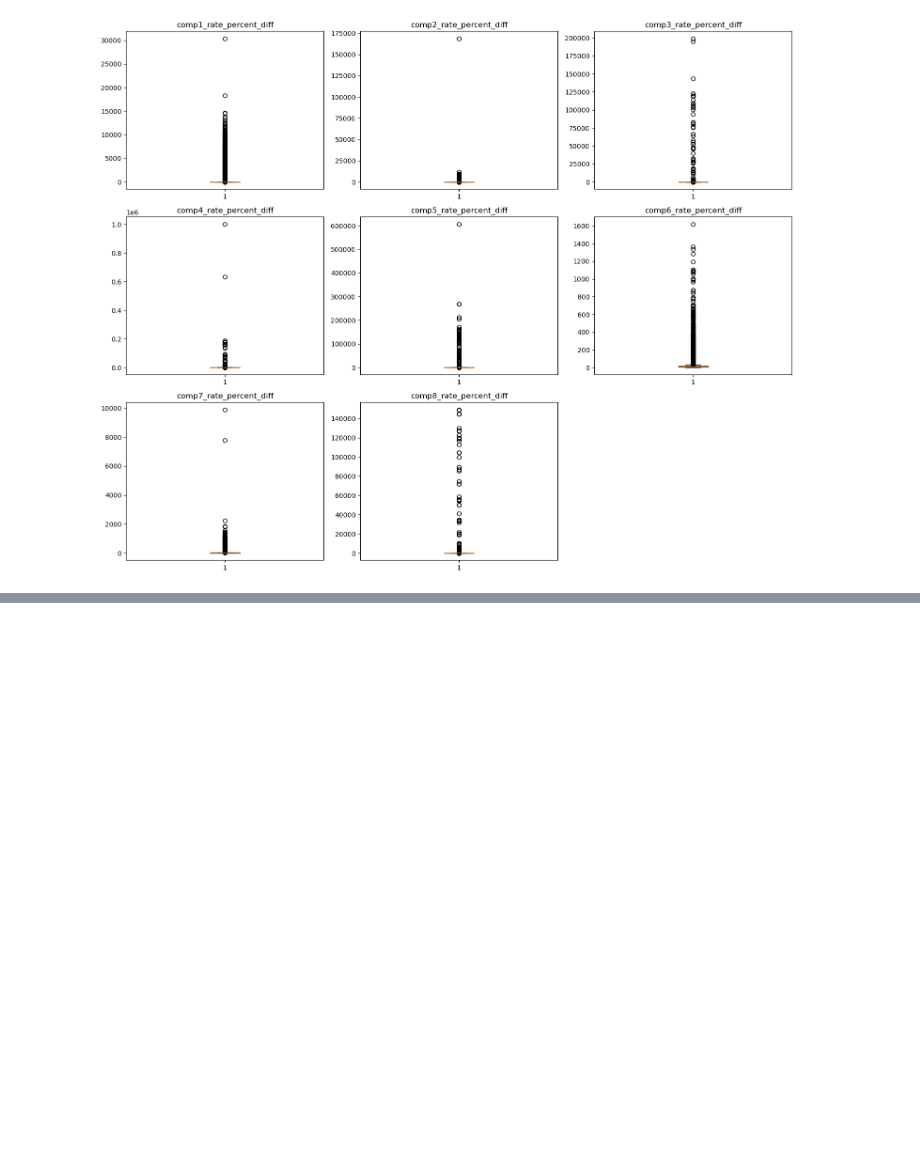
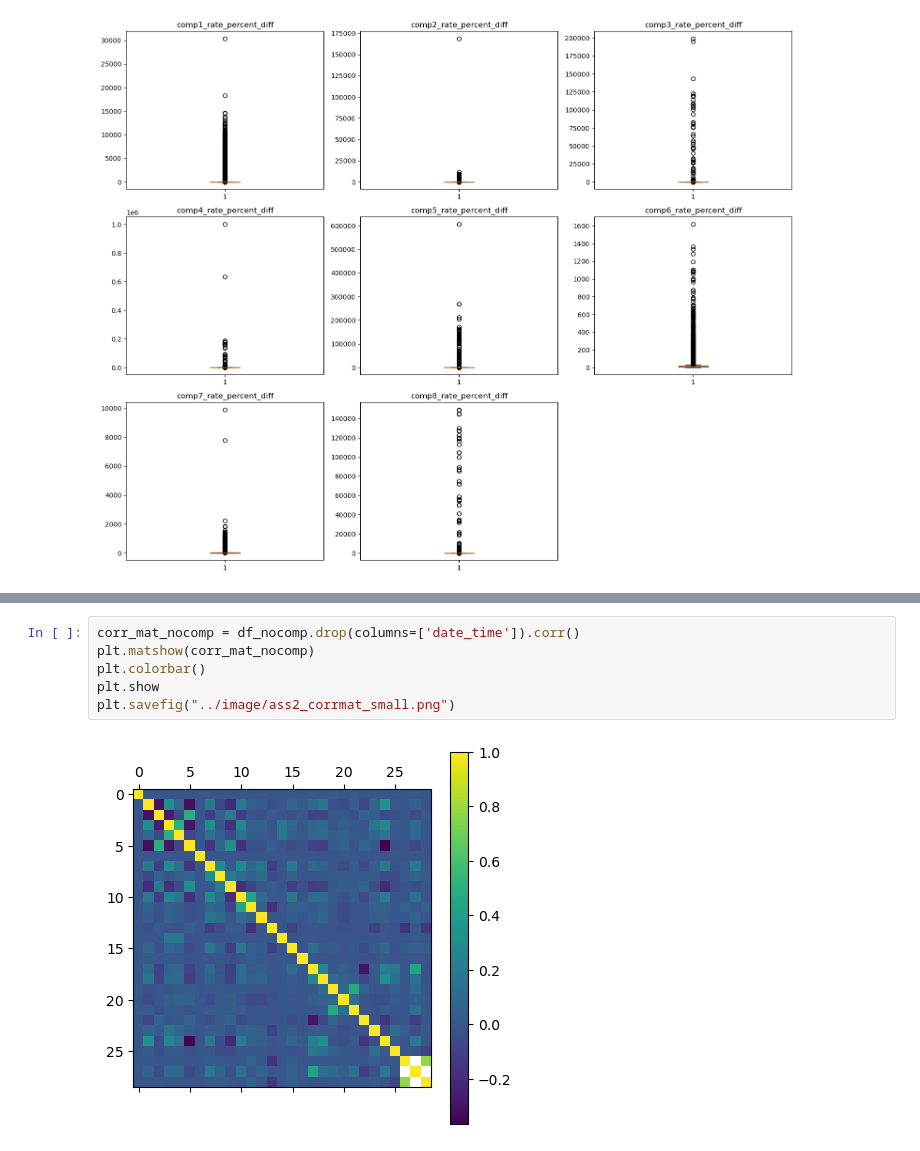
Before and after one commit to hongqianx/DataMining, a Jupyter notebook: Assignment 2/Task2.ipynb, the cells around one changed output, grey strips where cells are left out. Drawn from its saved outputs; the diff is of its cells as text; blank space fills up the shorter version.

```diff
--- a/Assignment 2/Task2.ipynb
+++ b/Assignment 2/Task2.ipynb
@@ -268,0 +319,8 @@ Negative means competitor had lower price
+# %%
+corr_mat_nocomp = df_nocomp.drop(columns=['date_time']).corr()
+plt.matshow(corr_mat_nocomp)
+plt.colorbar()
+plt.show
+plt.savefig("../image/ass2_corrmat_small.png")
+# %% [output]
+[figure, added]
```
Also changed, not shown: parts of 4 cells of this notebook, 2 other files.
